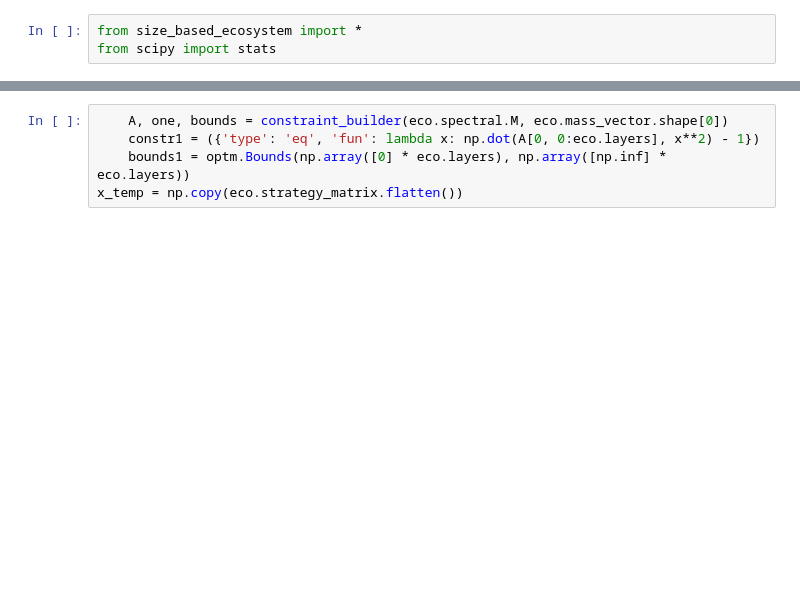
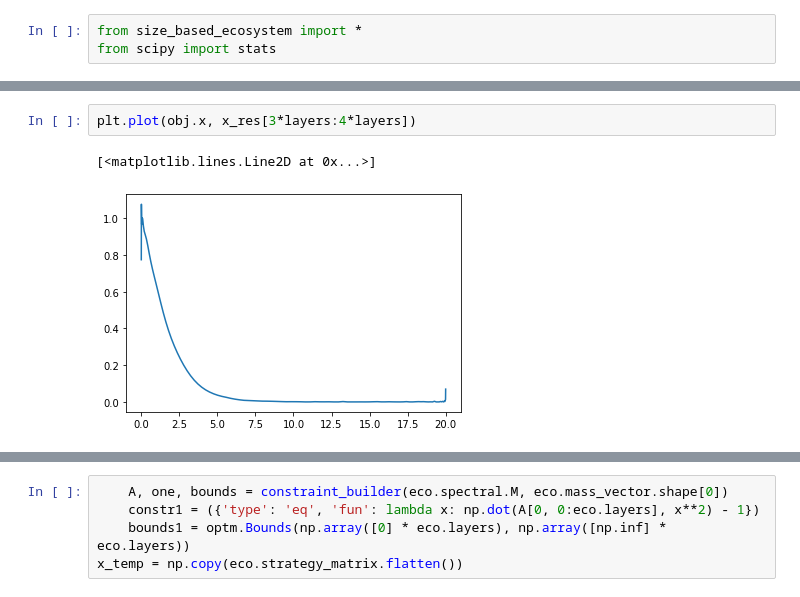
Before and after one commit to jemff/food_web, a Jupyter notebook: Data_exploration.ipynb, the cells around one changed output, grey strips where cells are left out. Saved outputs shown, nothing was run; the diff lists cells and outputs as text; blank space fills up the shorter version.

```diff
--- a/Data_exploration.ipynb
+++ b/Data_exploration.ipynb
@@ -118,0 +270,5 @@ if simulate is True:
+# %%
+plt.plot(obj.x, x_res[3*layers:4*layers])
+# %% [output]
+[<matplotlib.lines.Line2D at 0x...>]
+[figure, added]
```
Also changed, not shown: parts of 35 cells of this notebook, 6 other files.
